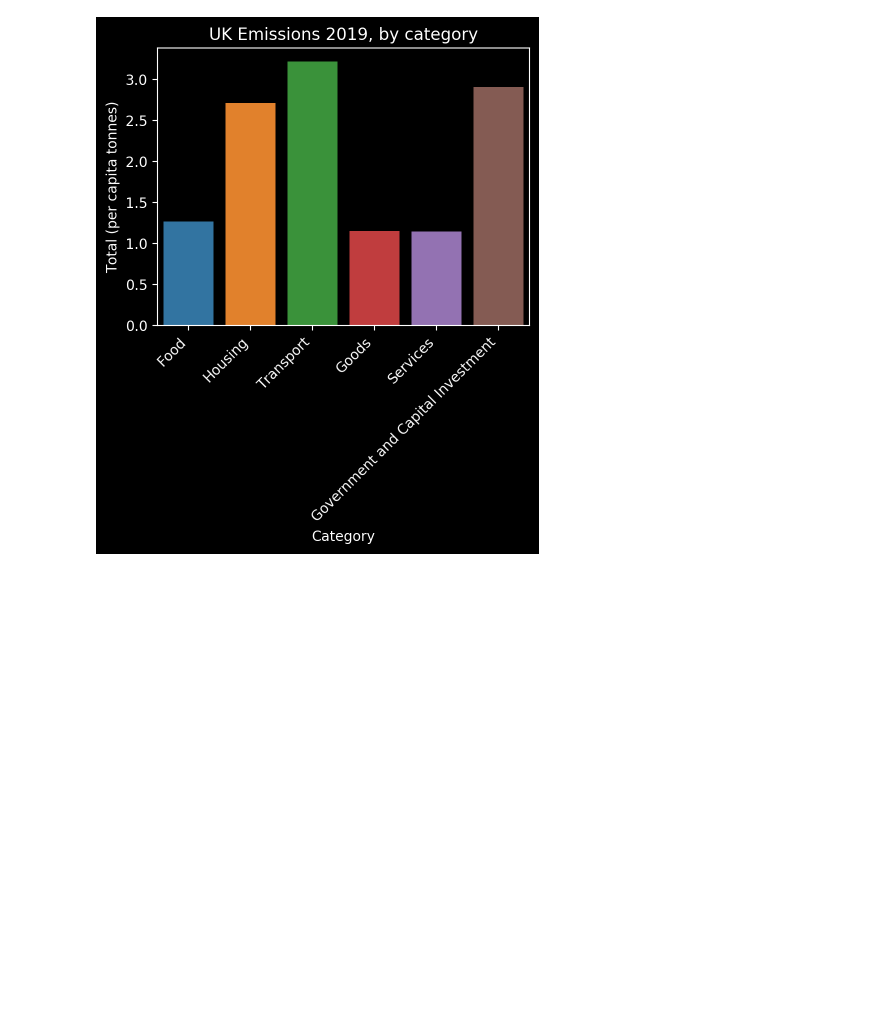
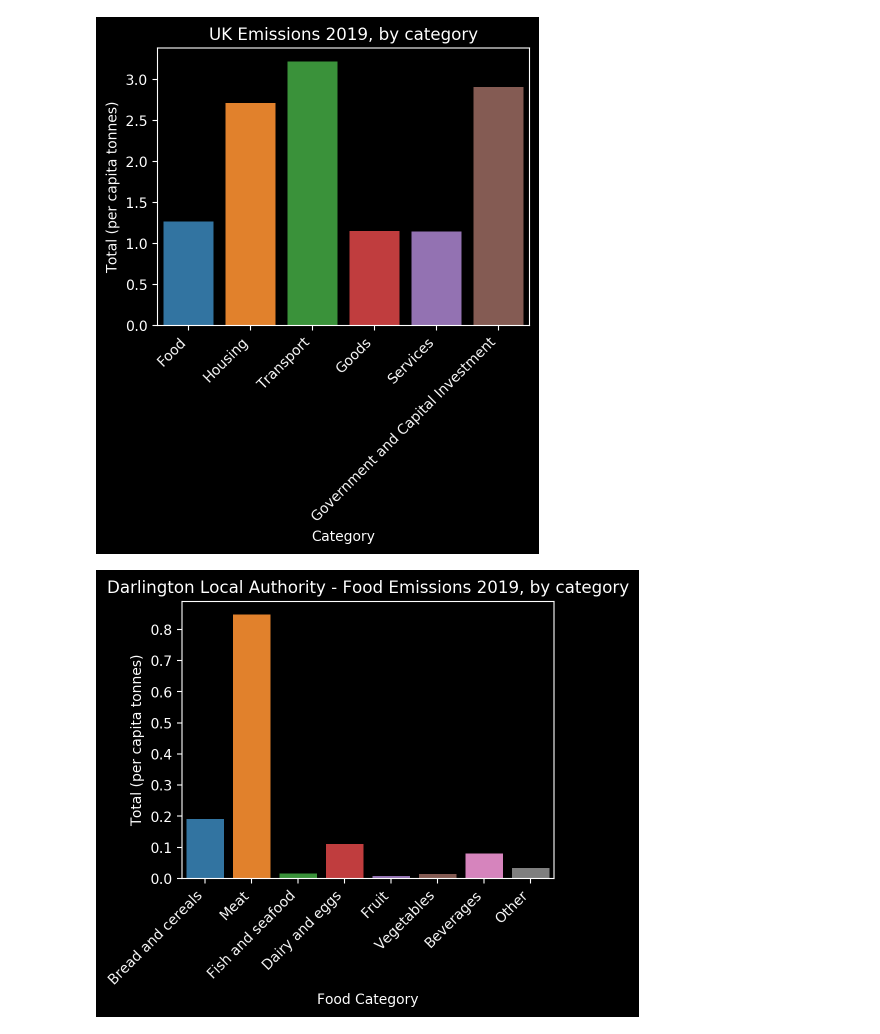
Before and after one commit to dtt101/carbon-notebooks, a Jupyter notebook: GeoTest.ipynb, the cells around one changed output. Saved outputs shown, nothing was run; the diff lists cells and outputs as text; code cells hidden in the pictures; blank space fills up the shorter version.

Commit message:
Example LA breakdown
There should be more vegans in Darlington

```diff
--- a/GeoTest.ipynb
+++ b/GeoTest.ipynb
@@ -27,3 +27,13 @@ fig.set(xlabel='Category', ylabel='Total (per capita tonnes)', title='UK Emissio
 plt.show()
 # %% [output]
 [figure]
+# %%
+# Example sub-category breakdown for LA (Darlington
+darlo = df[df['Local Authority Code'] == 'E06000005']
+darlo_food = darlo.iloc[0, [13, 14,15,16,17,18,19,20]]
+fig = sns.barplot(x=darlo_food.index, y=darlo_food.values)
+fig.set_xticklabels(fig.get_xticklabels(), rotation=45, horizontalalignment='right')
+fig.set(xlabel='Food Category', ylabel='Total (per capita tonnes)', title='Darlington Local Authority - Food Emissions 2019, by category')
+plt.show()
+# %% [output]
+[figure, added]
```
